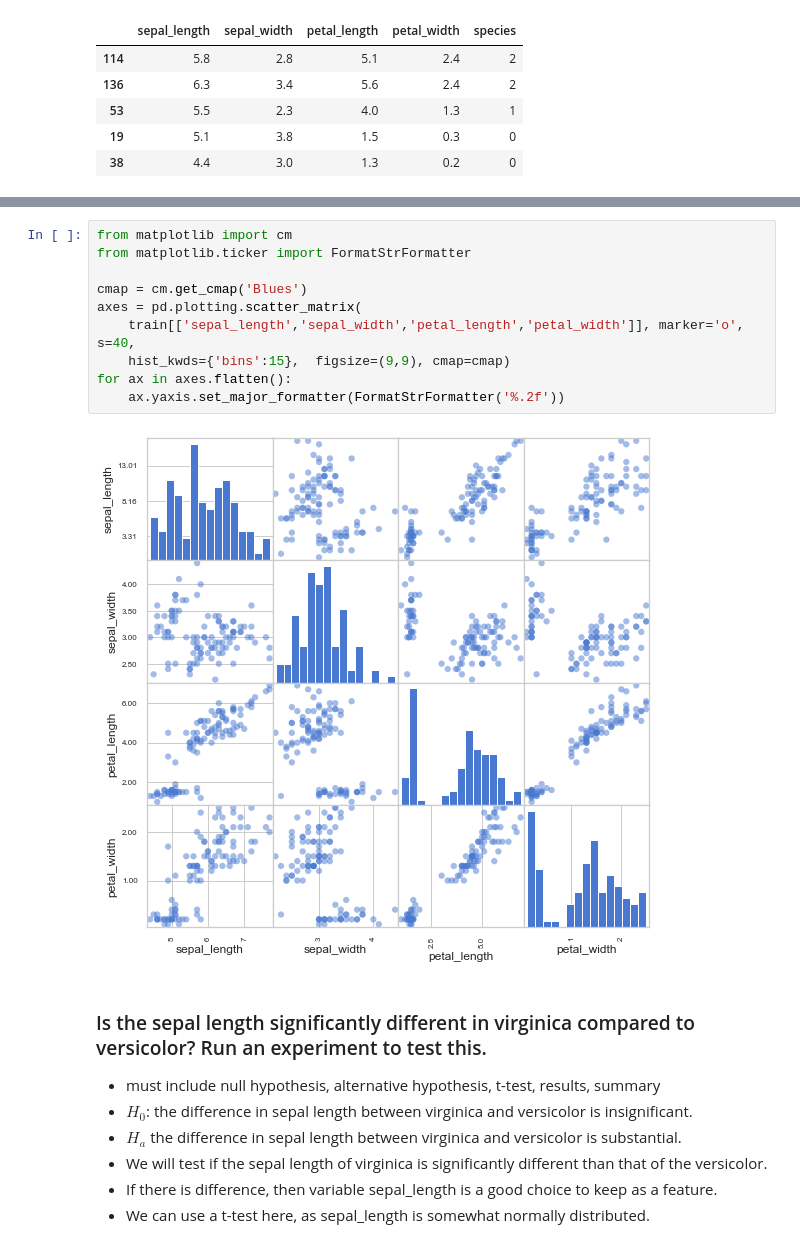
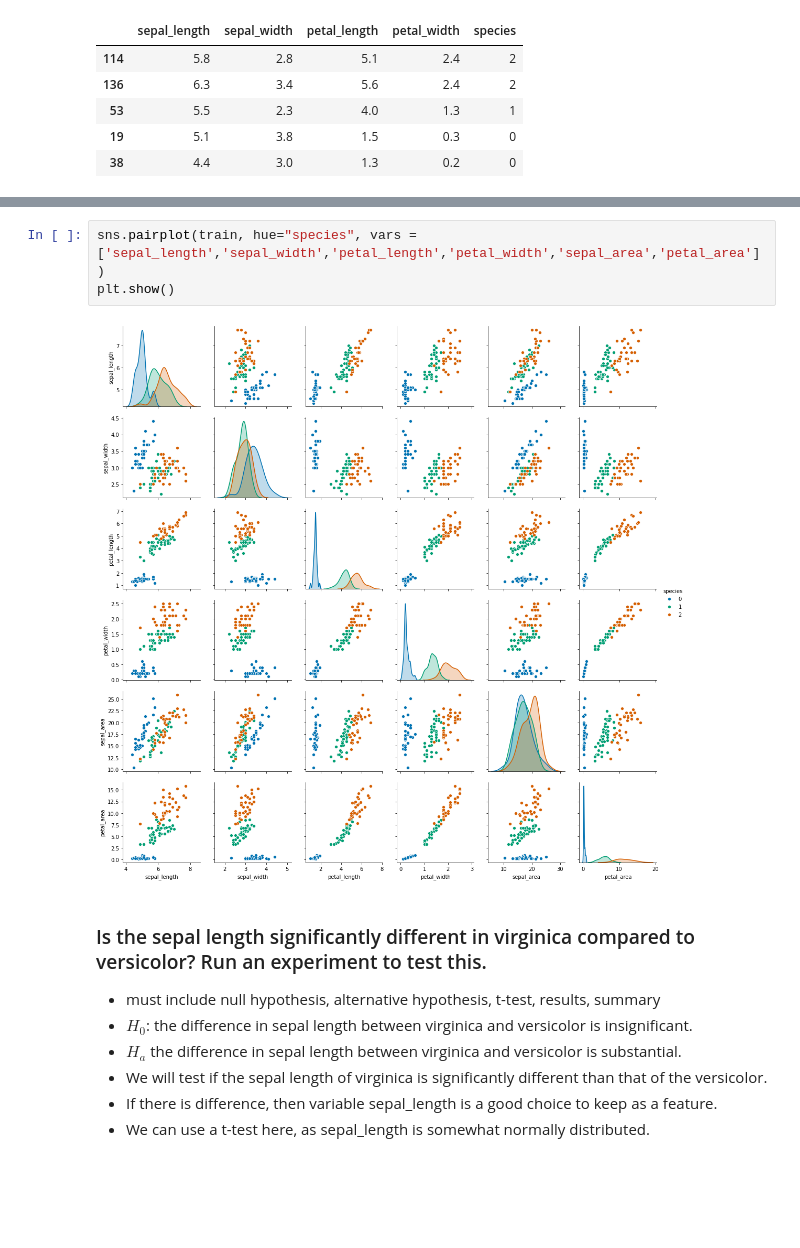
Before and after one commit to sunwenliang14/ds-methodologies-exercises, a Jupyter notebook: classification/classification_exercises.ipynb, the cells around one changed output, grey strips where cells are left out. Drawn from its saved outputs; the diff is of its cells as text; blank space fills up the shorter version.

```diff
--- a/classification/classification_exercises.ipynb
+++ b/classification/classification_exercises.ipynb
@@ -289,15 +308,8 @@ plt.ylim(0, 5)
-# %%
-from matplotlib import cm
-from matplotlib.ticker import FormatStrFormatter
-
-cmap = cm.get_cmap('Blues')
-axes = pd.plotting.scatter_matrix(
-    train[['sepal_length','sepal_width','petal_length','petal_width']], marker='o', s=40,
-    hist_kwds={'bins':15},  figsize=(9,9), cmap=cmap)
-for ax in axes.flatten():
-    ax.yaxis.set_major_formatter(FormatStrFormatter('%.2f'))
-# %% [output]
-[figure, removed]
+# %%
+sns.pairplot(train, hue="species", vars = ['sepal_length','sepal_width','petal_length','petal_width','sepal_area','petal_area'])
+plt.show()
+# %% [output]
+[figure, added]
 # %% [markdown]
 ### Is the sepal length significantly different in virginica compared to versicolor? Run an experiment to test this.
 
```
Also changed, not shown: parts of 8 cells of this notebook.
